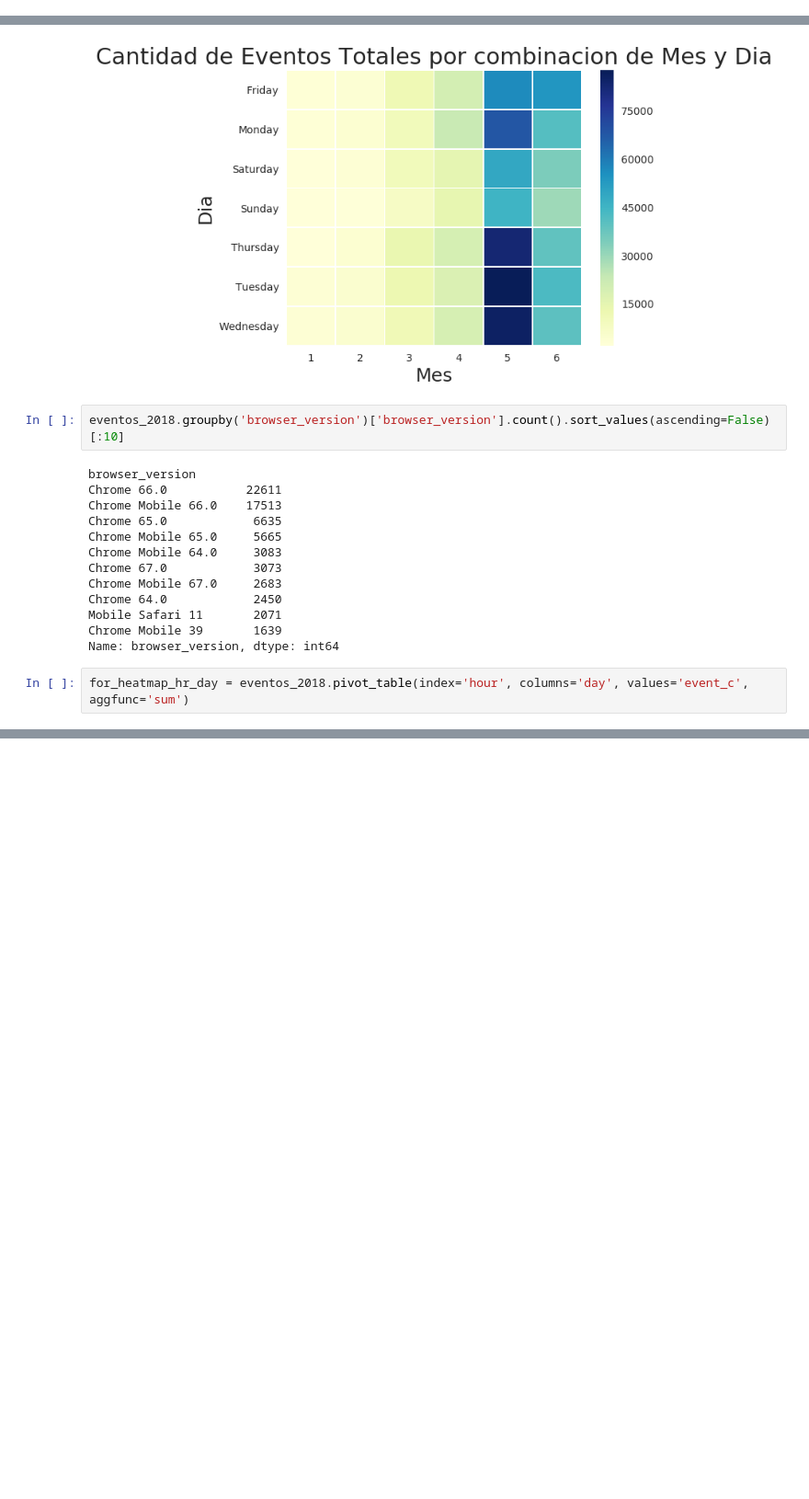
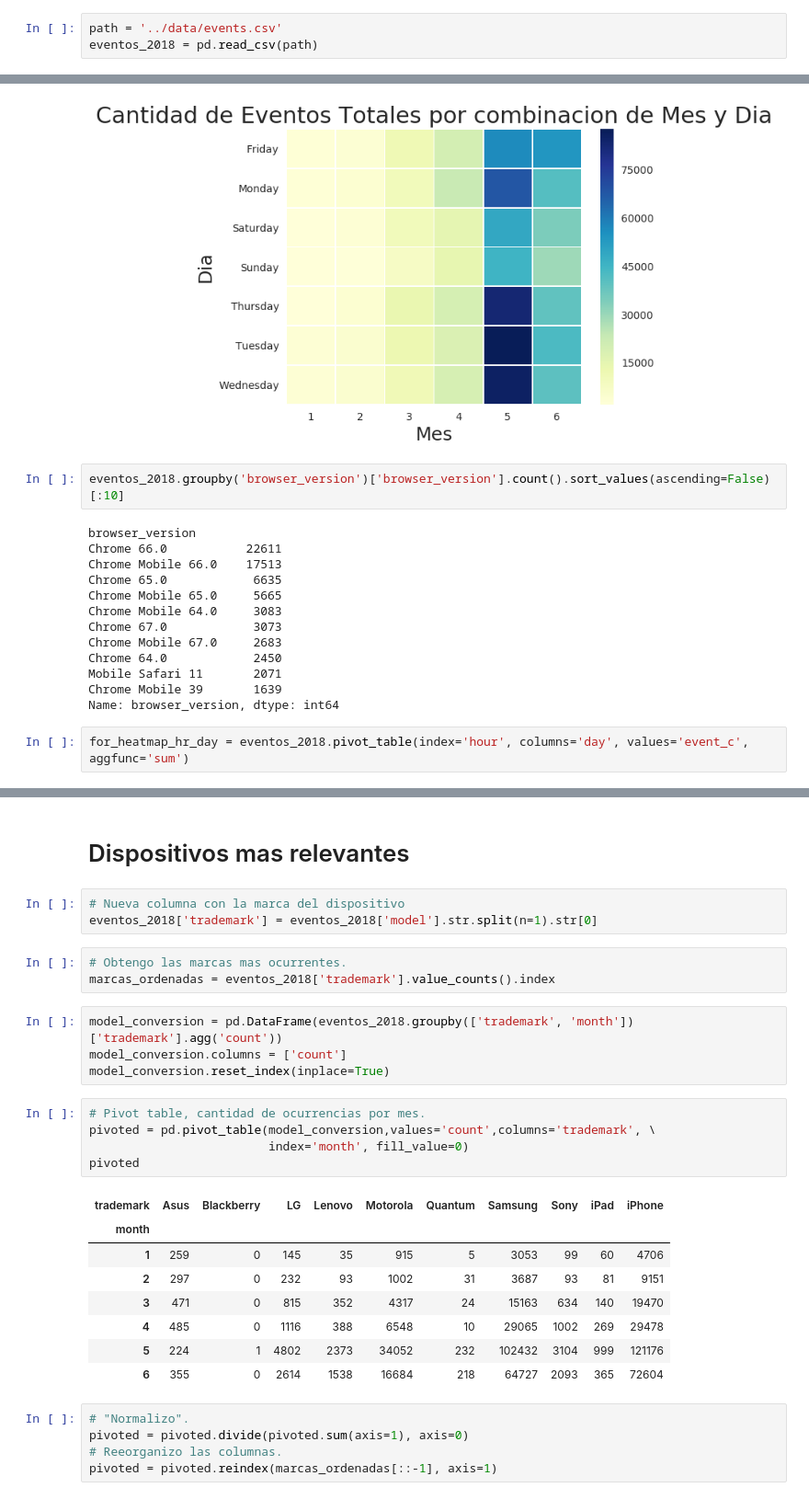
Before and after one commit to bauticanavese/Datos-Tps, a Jupyter notebook: TP1/Calculos Previos/AnlaisisExp-BC.ipynb, the cells around one changed output, grey strips where cells are left out. Shown: that part at 92% size. Cells and saved outputs as stored; diff of their text form; blank space fills up the shorter version.

```diff
--- a/TP1/IntroAnalisis.ipynb
+++ b/TP1/Calculos Previos/AnlaisisExp-BC.ipynb
@@ -18,3 +16,6 @@ eventos_2018 = pd.read_csv('events.csv')
+# %%
+path = '../data/events.csv'
+eventos_2018 = pd.read_csv(path)
 # %% [markdown]
 # Analisis Previo
 # %%
@@ -193,3 +193,34 @@ g.set_ylabel("Hora", fontsize=18)
 # %% [output]
 Text(50.7222,0.5,'Hora')
 [figure]
+# %% [markdown]
+# Dispositivos mas relevantes
+# %%
+# Nueva columna con la marca del dispositivo
+eventos_2018['trademark'] = eventos_2018['model'].str.split(n=1).str[0]
+# %%
+# Obtengo las marcas mas ocurrentes.
+marcas_ordenadas = eventos_2018['trademark'].value_counts().index
+# %%
+model_conversion = pd.DataFrame(eventos_2018.groupby(['trademark', 'month'])['trademark'].agg('count'))
+model_conversion.columns = ['count']
+model_conversion.reset_index(inplace=True)
+# %%
+# Pivot table, cantidad de ocurrencias por mes.
+pivoted = pd.pivot_table(model_conversion,values='count',columns='trademark', \
+                         index='month', fill_value=0)
+pivoted
+# %% [output]
+| trademark | Asus | Blackberry | LG | Lenovo | Motorola | Quantum | Samsung | Sony | iPad | iPhone |
+| month |  |  |  |  |  |  |  |  |  |  |
+| 1 | 259 | 0 | 145 | 35 | 915 | 5 | 3053 | 99 | 60 | 4706 |
+| 2 | 297 | 0 | 232 | 93 | 1002 | 31 | 3687 | 93 | 81 | 9151 |
+| 3 | 471 | 0 | 815 | 352 | 4317 | 24 | 15163 | 634 | 140 | 19470 |
+| 4 | 485 | 0 | 1116 | 388 | 6548 | 10 | 29065 | 1002 | 269 | 29478 |
+| 5 | 224 | 1 | 4802 | 2373 | 34052 | 232 | 102432 | 3104 | 999 | 121176 |
+| 6 | 355 | 0 | 2614 | 1538 | 16684 | 218 | 64727 | 2093 | 365 | 72604 |
+# %%
+# "Normalizo".
+pivoted = pivoted.divide(pivoted.sum(axis=1), axis=0)
+# Reeorganizo las columnas.
+pivoted = pivoted.reindex(marcas_ordenadas[::-1], axis=1)
```
Also changed, not shown: parts of 13 cells of this notebook, 1 other file.
